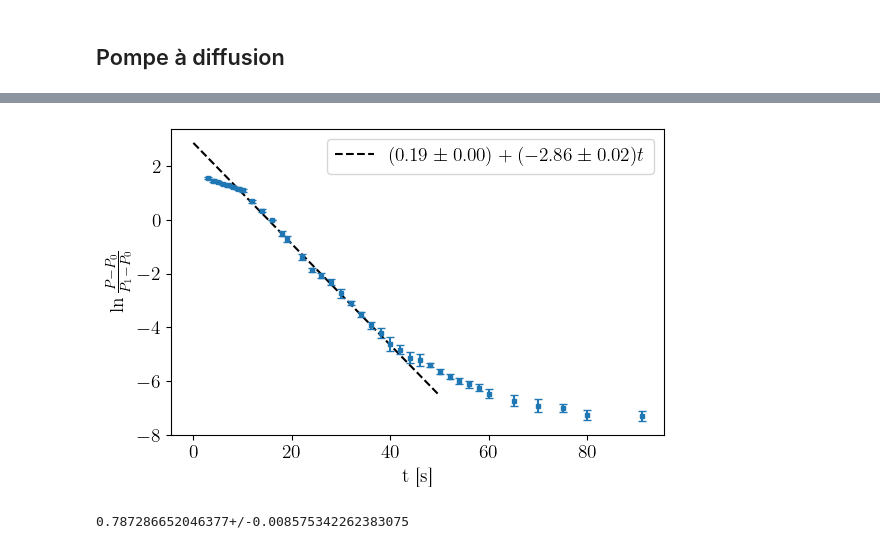
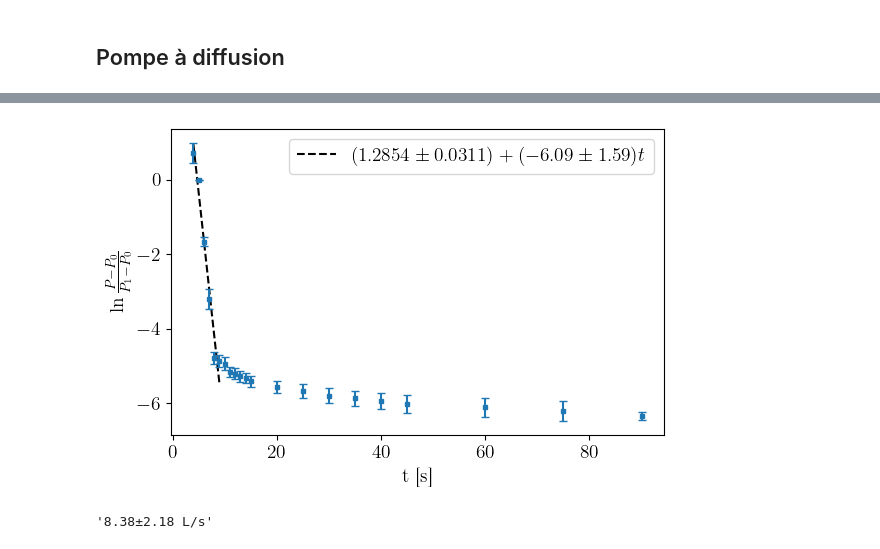
Before and after one commit to TomVdt/TPII-rapports, a Jupyter notebook: 02-K14-point-triple-azote/analyse/exp1.ipynb, the cells around one changed output, grey strips where cells are left out. Saved outputs shown, nothing was run; the diff lists cells and outputs as text; code cells hidden in the pictures.

```diff
--- a/02-K14-point-triple-azote/analyse/exp1.ipynb
+++ b/02-K14-point-triple-azote/analyse/exp1.ipynb
@@ -61,29 +59,29 @@ FileNotFoundError: ../data/diffusion.csv not found.
 # %%
-p1 = pressure[...]
+p1 = pressure[1]
 idx = time < 100
 plim = ufloat(1.2e-5, 1e-6)
 plog = unp.log((pressure[idx] - plim) / (p1 - plim))
 # %%
-coefs, cov = np.polyfit(time[idx][10:21], unp.nominal_values(plog[10:21]), 1, cov=True)
+coefs, cov = np.polyfit(time[idx][1:6], unp.nominal_values(plog[1:6]), 1, cov=True)
 fit = np.poly1d(coefs)
 errcoefs = unp.uarray(-coefs, cov[(0,1),(0,1)])
-delta_t = time[idx][20] - time[idx][10]
-x = np.linspace(0, 50, 100)
+delta_t = time[idx][5] - time[idx][1]
+x = np.linspace(4, 9, 100)
 
-plt.plot(x, fit(x), '--', c='k', label=r"$({:.2fL})+({:.2fL})t$".format(*errcoefs))
+plt.plot(x, fit(x), '--', c='k', label=r"$({:.4fL})+({:.2fL})t$".format(*errcoefs))
 
 plt.errorbar(time[idx], unp.nominal_values(plog), yerr=unp.std_devs(plog), marker='s', ls='none')
 plt.xlabel(r"t [\unit{\second}]")
 plt.ylabel(r"$\ln{\frac{P - P_0}{P_1 - P_0}}$")
 plt.legend()
 
 plt.tight_layout()
 plt.ticklabel_format(axis='y', style='sci', scilimits=(1,0))
-plt.savefig("../figures/cinetique_palettes.pdf")
+plt.savefig("../figures/cinetique_diffusion.pdf")
 # %% [output]
-[figure, old version]
+[figure, new version]
 # %%
 S = -V * errcoefs[1] / delta_t
-S
+f"{S:.2fP} L/s" # L / s
 # %% [output]
-0.787286652046377+/-0.008575342262383075
+'8.38±2.18 L/s'
```
Also changed, not shown: parts of 2 cells of this notebook, 3 other files.
